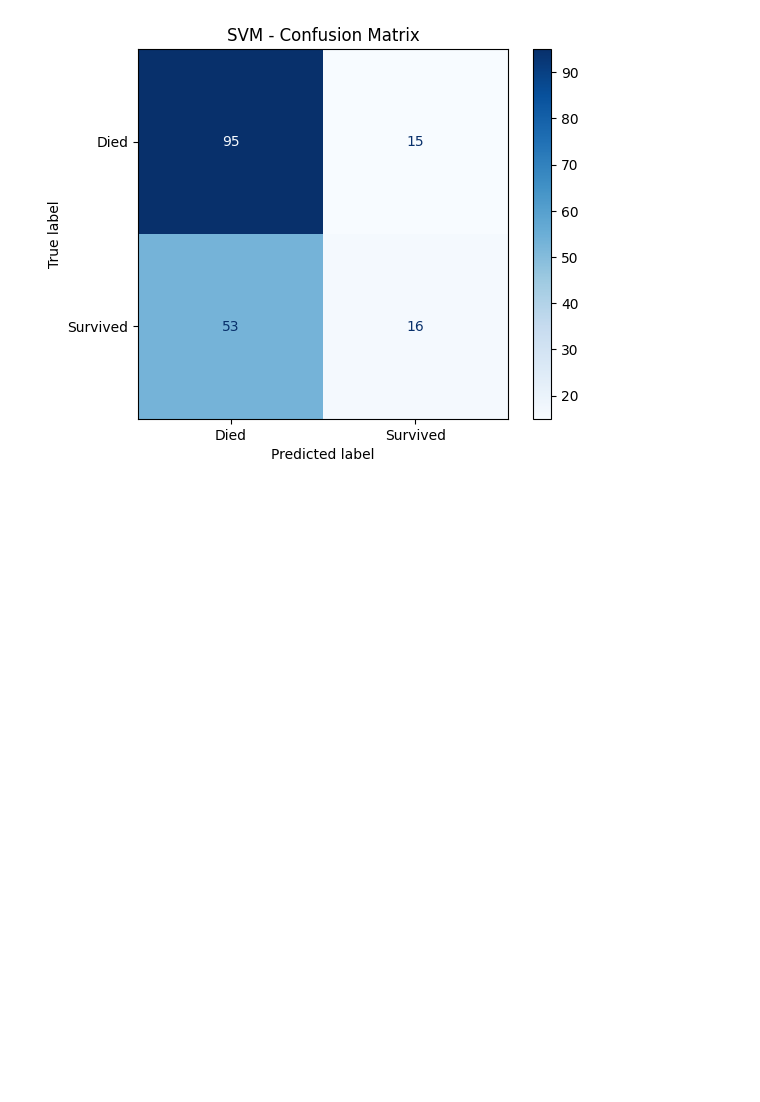
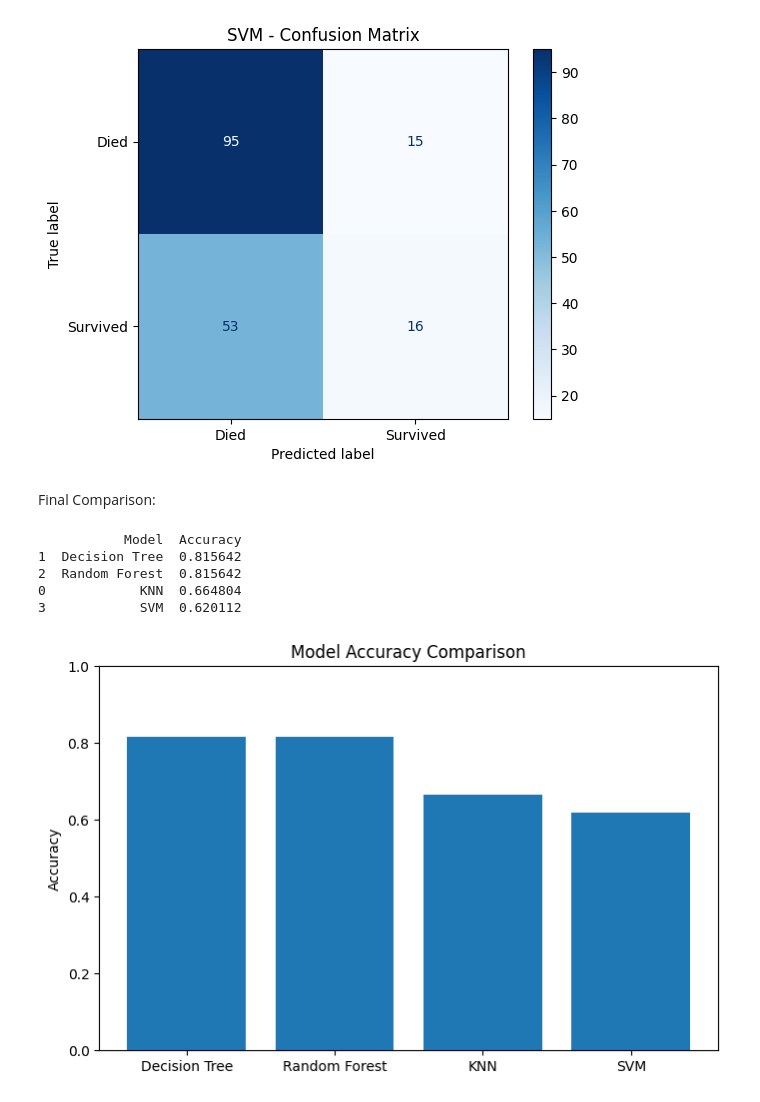
Before and after one commit to AmolSadana012/Titanic_Survival_Prediction, a Jupyter notebook: Titanic_survival_predict.ipynb, the cells around one changed output. Drawn from its saved outputs; the diff is of its cells as text; code cells hidden in the pictures; blank space fills up the shorter version.

Commit message:
Add Final Comparison of Models

```diff
--- a/Titanic_survival_predict.ipynb
+++ b/Titanic_survival_predict.ipynb
@@ -433,3 +433,33 @@ plt.title("SVM - Confusion Matrix")
 plt.show()
 # %% [output]
 [figure]
+# %% [markdown]
+Final Comparison:
+# %%
+import pandas as pd
+import matplotlib.pyplot as plt
+from sklearn.metrics import accuracy_score
+models = ['KNN', 'Decision Tree', 'Random Forest', 'SVM']
+accuracies = [
+    accuracy_score(y_test, y_pred_knn),
+    accuracy_score(y_test, y_pred_dt),
+    accuracy_score(y_test, y_pred_rf),
+    accuracy_score(y_test, y_pred_svc)
+]
+results_df = pd.DataFrame({'Model': models, 'Accuracy': accuracies}).sort_values('Accuracy', ascending=False)
+print(results_df)
+# %% [output]
+           Model  Accuracy
+1  Decision Tree  0.815642
+2  Random Forest  0.815642
+0            KNN  0.664804
+3            SVM  0.620112
+# %%
+plt.figure(figsize=(8,5))
+plt.bar(results_df['Model'], results_df['Accuracy'])
+plt.ylim(0,1)
+plt.ylabel('Accuracy')
+plt.title('Model Accuracy Comparison')
+plt.show()
+# %% [output]
+[figure, added]
```
Also changed, not shown: parts of 1 cell of this notebook.
